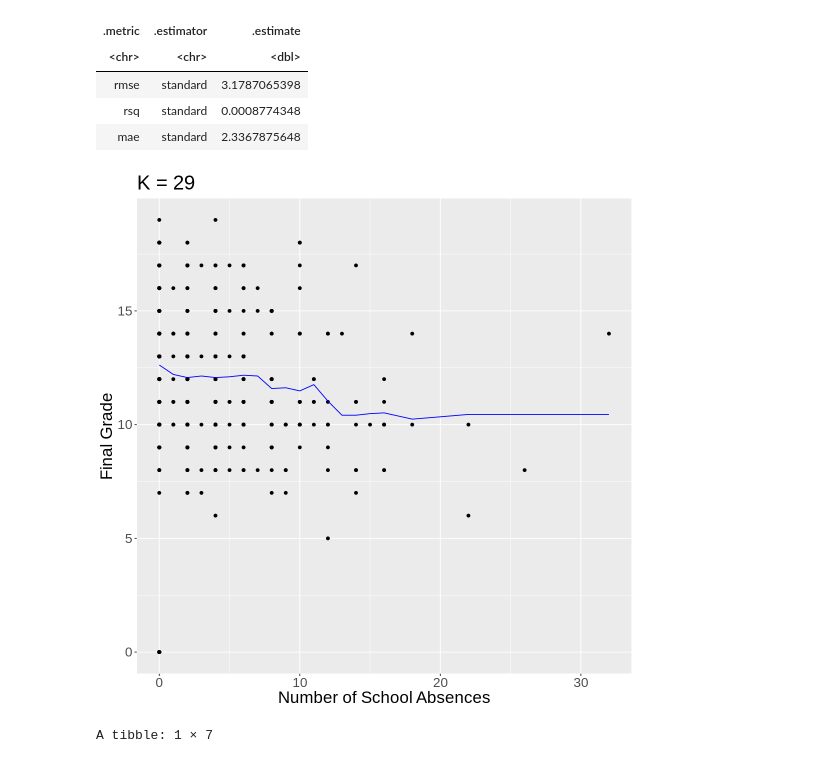
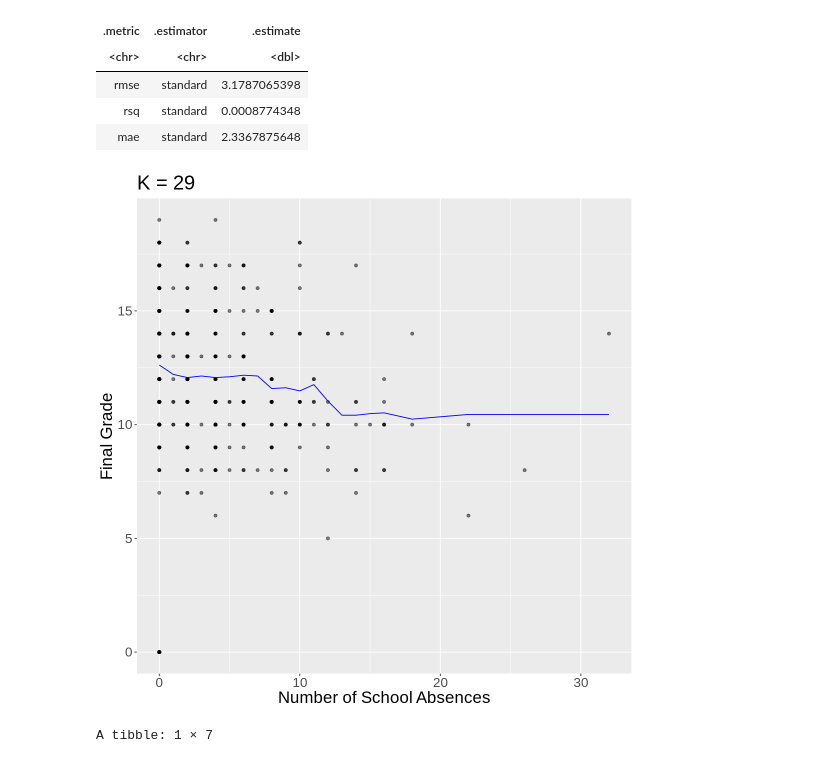
Before and after one commit to jsonthany/dsci_100_project, a Jupyter notebook: project_report.ipynb, the cells around one changed output. Saved outputs shown, nothing was run; the diff lists cells and outputs as text; code cells hidden in the pictures.

```diff
--- a/project_report.ipynb
+++ b/project_report.ipynb
@@ -288,21 +280,21 @@ A tibble: 3 × 3
 # %%
 absences_preds <- absences_fit %>%
   predict(student_train) %>%
   bind_cols(student_train)
 
 absences_plot <- ggplot(absences_preds, aes(x = absences, y = G3)) +
-  geom_point() +
+  geom_point(alpha = 0.5) +
   xlab("Number of School Absences") +
   ylab("Final Grade") +
   geom_line(data = absences_preds, aes(x = absences, y = .pred), color = "blue") +
   ggtitle(paste0("K = ", absences_kmin)) +
 theme(text = element_text(size=20))
 
 absences_plot
 
 # scatterplot with k-nn regression line
 # %% [output]
-[figure, old version]
+[figure, new version]
 # %%
 # repeat of k-nn regression analysis with second predictor, quality of family relationships
 
```
Also changed, not shown: parts of 15 cells of this notebook.
